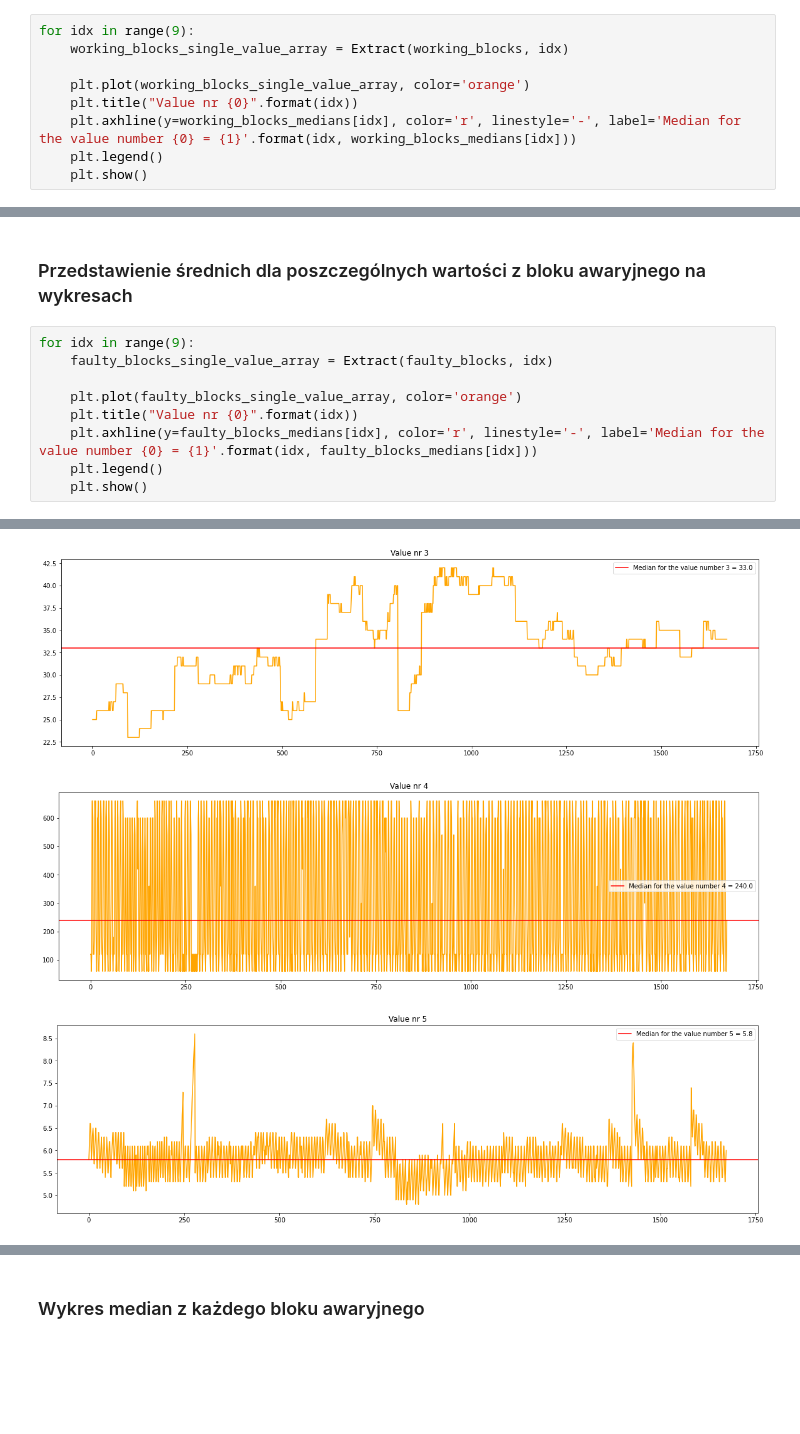
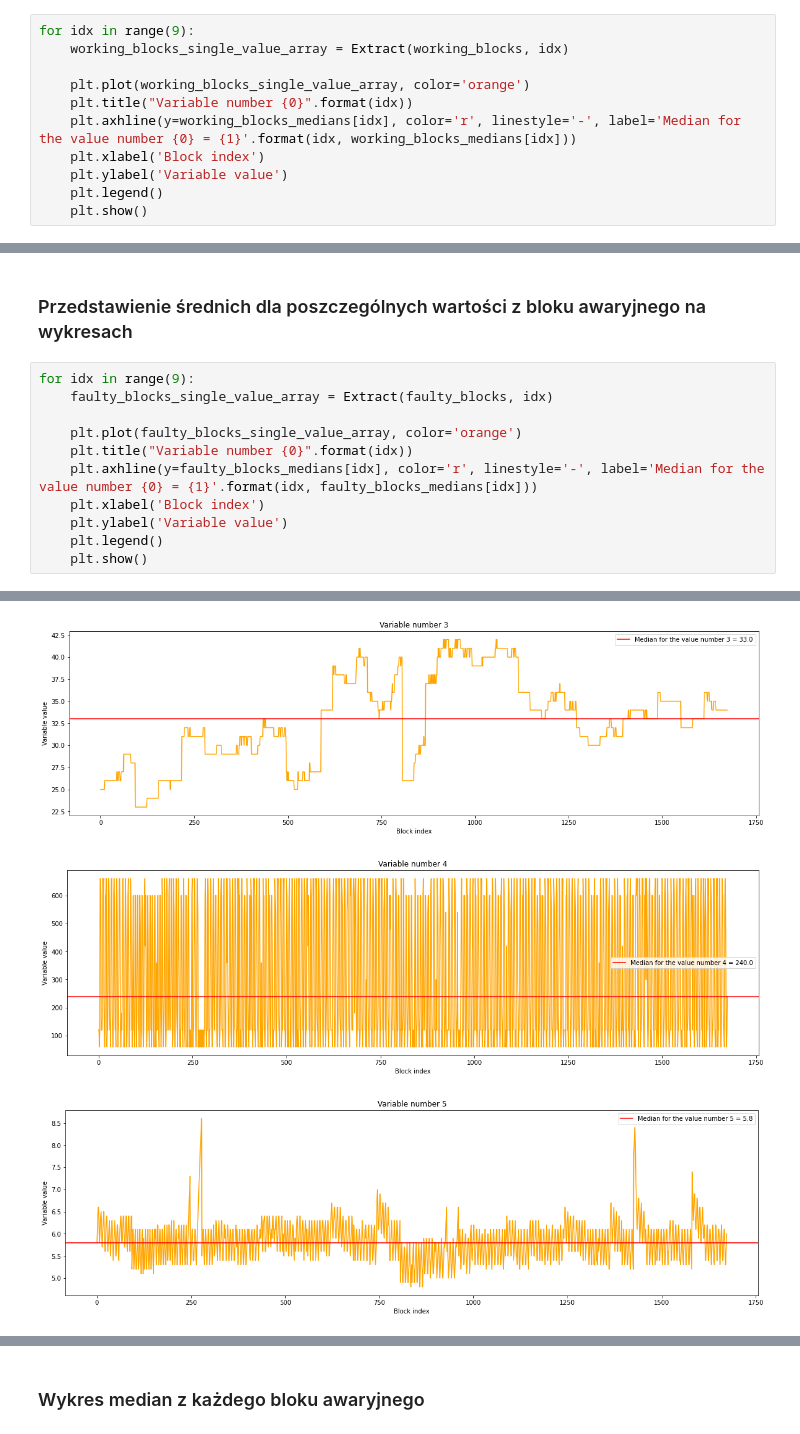
Before and after one commit to nerooc/device-downtime-detection, a Jupyter notebook: data_analysis/medians.ipynb, the cells around one changed output, grey strips where cells are left out. Drawn from its saved outputs; the diff is of its cells as text; blank space fills up the shorter version.

Commit message:
Broaden analysis regarding std, add labels to all plots

```diff
--- a/data_analysis/medians.ipynb
+++ b/data_analysis/medians.ipynb
@@ -47,8 +48,10 @@ for idx in range(9):
     working_blocks_single_value_array = Extract(working_blocks, idx)
 
     plt.plot(working_blocks_single_value_array, color='orange')
-    plt.title("Value nr {0}".format(idx))
+    plt.title("Variable number {0}".format(idx))
     plt.axhline(y=working_blocks_medians[idx], color='r', linestyle='-', label='Median for the value number {0} = {1}'.format(idx, working_blocks_medians[idx]))
+    plt.xlabel('Block index')
+    plt.ylabel('Variable value')
     plt.legend()
     plt.show()
 # %% [output]
@@ -105,8 +111,10 @@ for idx in range(9):
     faulty_blocks_single_value_array = Extract(faulty_blocks, idx)
 
     plt.plot(faulty_blocks_single_value_array, color='orange')
-    plt.title("Value nr {0}".format(idx))
+    plt.title("Variable number {0}".format(idx))
     plt.axhline(y=faulty_blocks_medians[idx], color='r', linestyle='-', label='Median for the value number {0} = {1}'.format(idx, faulty_blocks_medians[idx]))
+    plt.xlabel('Block index')
+    plt.ylabel('Variable value')
     plt.legend()
     plt.show()
 # %% [output]
@@ -116,3 +124,3 @@ for idx in range(9):
-[figure, old version]
+[figure, new version]
-[figure, old version]
+[figure, new version]
-[figure, old version]
+[figure, new version]
```
Also changed, not shown: parts of 6 cells of this notebook, 2 other files.
